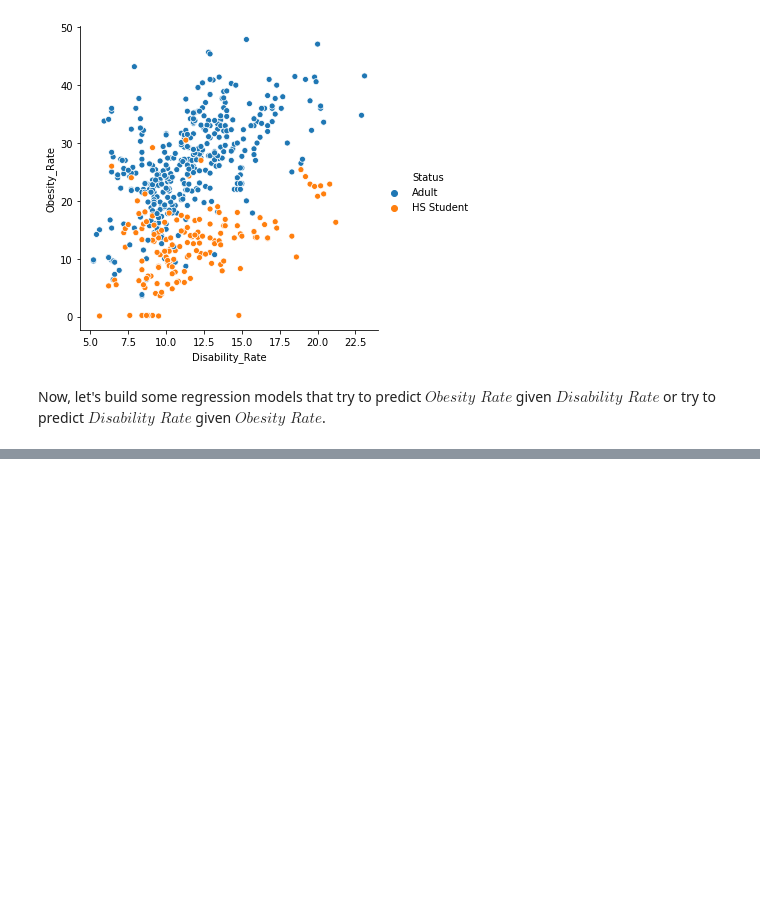
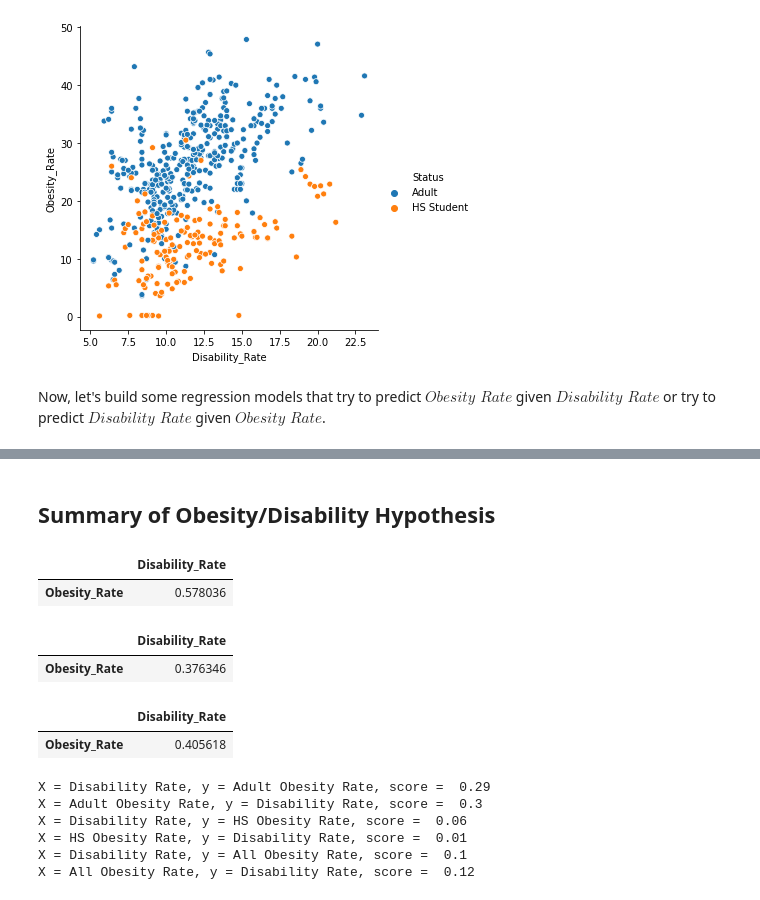
Before and after one commit to nijie321/COMP4151-project, a Jupyter notebook: Part2_Obesity_and_Disability_Hypothesis.ipynb, the cells around one changed output, grey strips where cells are left out. Cells and saved outputs as stored; diff of their text form; code cells hidden in the pictures; blank space fills up the shorter version.

```diff
--- a/Part2_Obesity_and_Disability_Hypothesis.ipynb
+++ b/Part2_Obesity_and_Disability_Hypothesis.ipynb
@@ -309,0 +317,32 @@ sns.relplot(x='Disability_Rate', y='Predicted_Obesity_Rate', data=ob_dis)
+# %% [markdown]
+## Summary of Obesity/Disability Hypothesis
+# %%
+obese_disabled_adult.corr() \
+                    .loc[['Obesity_Rate']] \
+                    .drop(columns=['Year', 'Obesity_Rate'])
+# %% [output]
+|  | Disability_Rate |
+| Obesity_Rate | 0.578036 |
+# %%
+obese_disabled_hs.corr() \
+                 .loc[['Obesity_Rate']] \
+                 .drop(columns=['Year', 'Obesity_Rate'])
+# %% [output]
+|  | Disability_Rate |
+| Obesity_Rate | 0.376346 |
+# %%
+obese_disabled_all.corr() \
+                  .loc[['Obesity_Rate']] \
+                  .drop(columns=['Year', 'Obesity_Rate'])
+# %% [output]
+|  | Disability_Rate |
+| Obesity_Rate | 0.405618 |
+# %%
+evaluate(SVR(kernel='linear'))
+# %% [output]
+X = Disability Rate, y = Adult Obesity Rate, score =  0.29
+X = Adult Obesity Rate, y = Disability Rate, score =  0.3
+X = Disability Rate, y = HS Obesity Rate, score =  0.06
+X = HS Obesity Rate, y = Disability Rate, score =  0.01
+X = Disability Rate, y = All Obesity Rate, score =  0.1
+X = All Obesity Rate, y = Disability Rate, score =  0.12
```
Also changed, not shown: parts of 19 cells of this notebook.
